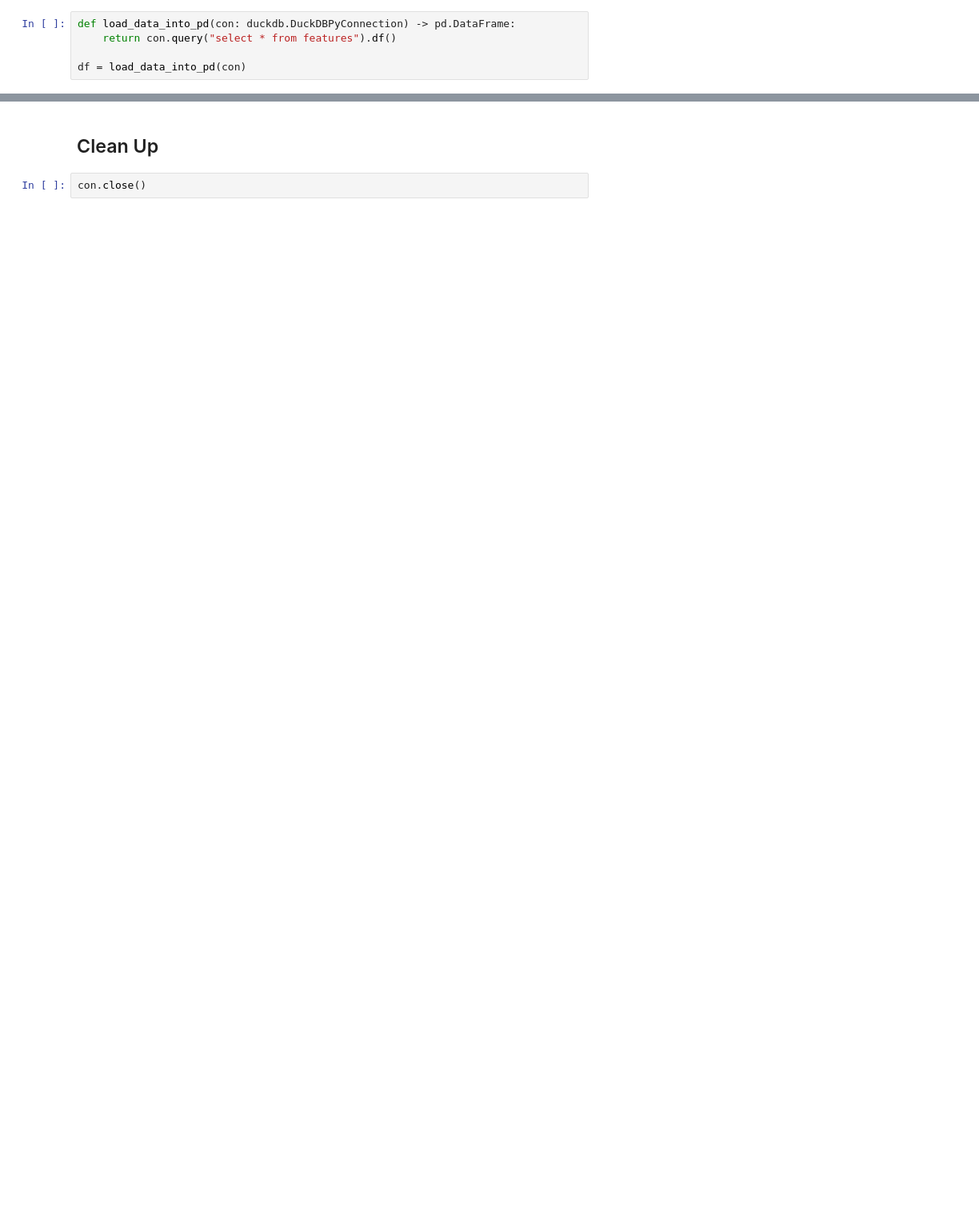
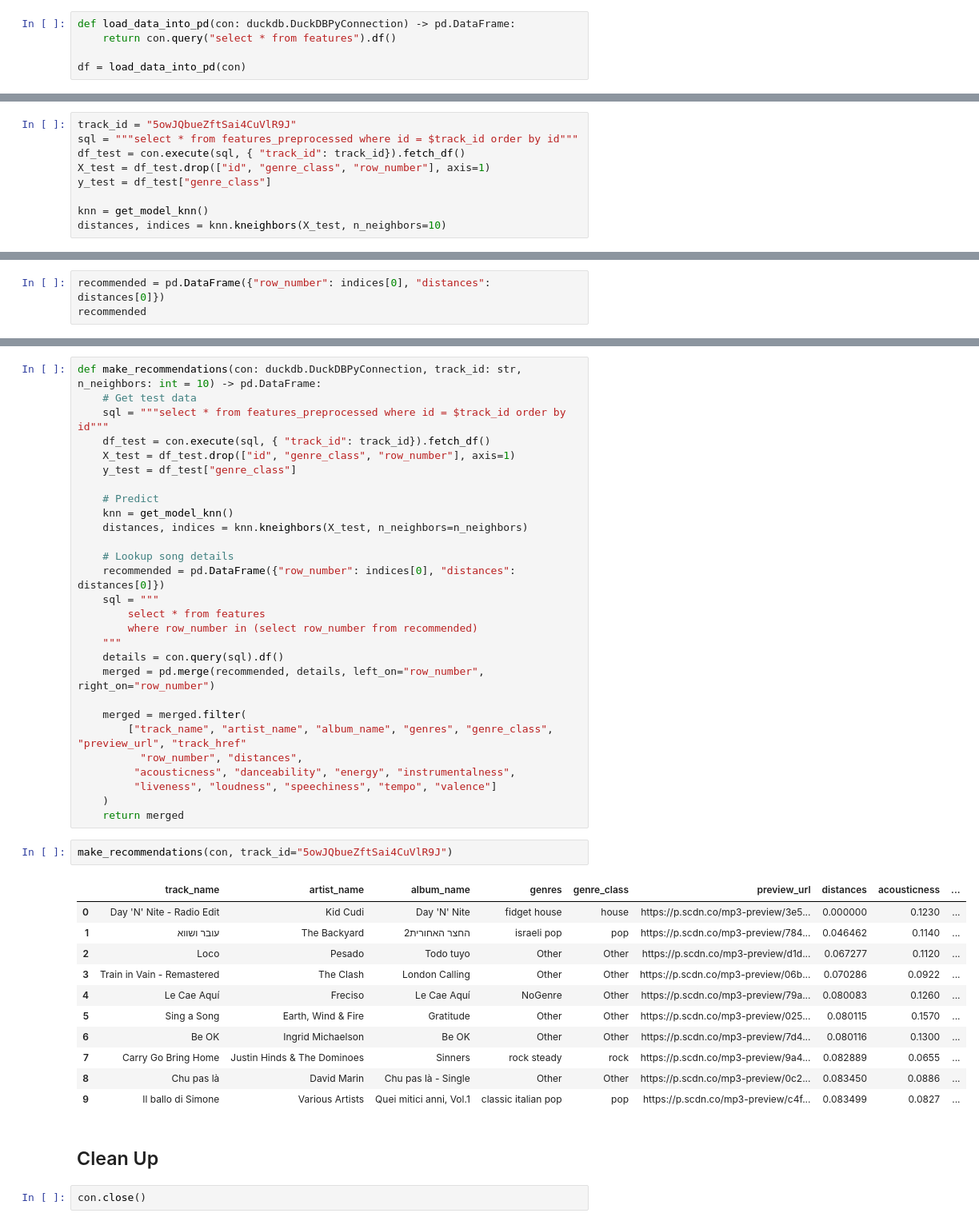
Before and after one commit to dejse/spotify-recommendation-streamlit, a Jupyter notebook: notebooks/E2E.ipynb, the cells around one changed output, grey strips where cells are left out. Shown: that part at 80% size. Saved outputs shown, nothing was run; the diff lists cells and outputs as text; blank space fills up the shorter version.

```diff
--- a/notebooks/E2E.ipynb
+++ b/notebooks/E2E.ipynb
@@ -415,0 +368,9 @@ make_recommendations(con, df, id="2v7ywbUzCgcVohHaKUcacV")
+# %%
+track_id = "5owJQbueZftSai4CuVlR9J"
+sql = """select * from features_preprocessed where id = $track_id order by id"""
+df_test = con.execute(sql, { "track_id": track_id}).fetch_df()
+X_test = df_test.drop(["id", "genre_class", "row_number"], axis=1)
+y_test = df_test["genre_class"]
+
+knn = get_model_knn()
+distances, indices = knn.kneighbors(X_test, n_neighbors=10)
@@ -415,0 +392,3 @@ make_recommendations(con, df, id="2v7ywbUzCgcVohHaKUcacV")
+# %%
+recommended = pd.DataFrame({"row_number": indices[0], "distances": distances[0]})
+recommended
@@ -416,3 +407,45 @@ make_recommendations(con, df, id="2v7ywbUzCgcVohHaKUcacV")
+# %%
+def make_recommendations(con: duckdb.DuckDBPyConnection, track_id: str, n_neighbors: int = 10) -> pd.DataFrame:
+    # Get test data
+    sql = """select * from features_preprocessed where id = $track_id order by id"""
+    df_test = con.execute(sql, { "track_id": track_id}).fetch_df()
+    X_test = df_test.drop(["id", "genre_class", "row_number"], axis=1)
+    y_test = df_test["genre_class"]
+
+    # Predict
+    knn = get_model_knn()
+    distances, indices = knn.kneighbors(X_test, n_neighbors=n_neighbors)
+
+    # Lookup song details
+    recommended = pd.DataFrame({"row_number": indices[0], "distances": distances[0]})
+    sql = """
+        select * from features
+        where row_number in (select row_number from recommended)
+    """
+    details = con.query(sql).df()
+    merged = pd.merge(recommended, details, left_on="row_number", right_on="row_number")
+
+    merged = merged.filter(
+        ["track_name", "artist_name", "album_name", "genres", "genre_class", "preview_url", "track_href"
+          "row_number", "distances",
+         "acousticness", "danceability", "energy", "instrumentalness",
+         "liveness", "loudness", "speechiness", "tempo", "valence"]
+    )
+    return merged
+# %%
+make_recommendations(con, track_id="5owJQbueZftSai4CuVlR9J")
+# %% [output]
+|  | track_name | artist_name | album_name | genres | genre_class | preview_url | distances | acousticness | ... |
+| 0 | Day 'N' Nite - Radio Edit | Kid Cudi | Day 'N' Nite | fidget house | house | https://p.scdn.co/mp3-preview/3e5... | 0.000000 | 0.1230 | ... |
+| 1 | עובר ושווא | The Backyard | החצר האחורית2 | israeli pop | pop | https://p.scdn.co/mp3-preview/784... | 0.046462 | 0.1140 | ... |
+| 2 | Loco | Pesado | Todo tuyo | Other | Other | https://p.scdn.co/mp3-preview/d1d... | 0.067277 | 0.1120 | ... |
+| 3 | Train in Vain - Remastered | The Clash | London Calling | Other | Other | https://p.scdn.co/mp3-preview/06b... | 0.070286 | 0.0922 | ... |
+| 4 | Le Cae Aquí | Freciso | Le Cae Aquí | NoGenre | Other | https://p.scdn.co/mp3-preview/79a... | 0.080083 | 0.1260 | ... |
+| 5 | Sing a Song | Earth, Wind & Fire | Gratitude | Other | Other | https://p.scdn.co/mp3-preview/025... | 0.080115 | 0.1570 | ... |
+| 6 | Be OK | Ingrid Michaelson | Be OK | Other | Other | https://p.scdn.co/mp3-preview/7d4... | 0.080116 | 0.1300 | ... |
+| 7 | Carry Go Bring Home | Justin Hinds & The Dominoes | Sinners | rock steady | rock | https://p.scdn.co/mp3-preview/9a4... | 0.082889 | 0.0655 | ... |
+| 8 | Chu pas là | David Marin | Chu pas là - Single | Other | Other | https://p.scdn.co/mp3-preview/0c2... | 0.083450 | 0.0886 | ... |
+| 9 | Il ballo di Simone | Various Artists | Quei mitici anni, Vol.1 | classic italian pop | pop | https://p.scdn.co/mp3-preview/c4f... | 0.083499 | 0.0827 | ... |
 # %% [markdown]
 ## Clean Up
 # %%
```
Also changed, not shown: parts of 30 cells of this notebook, 3 other files.
